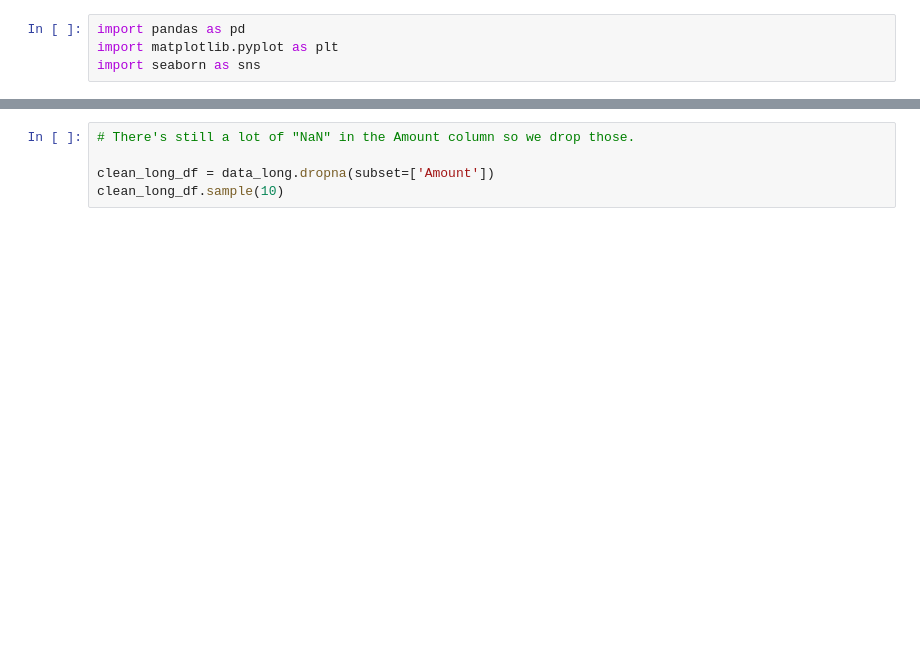
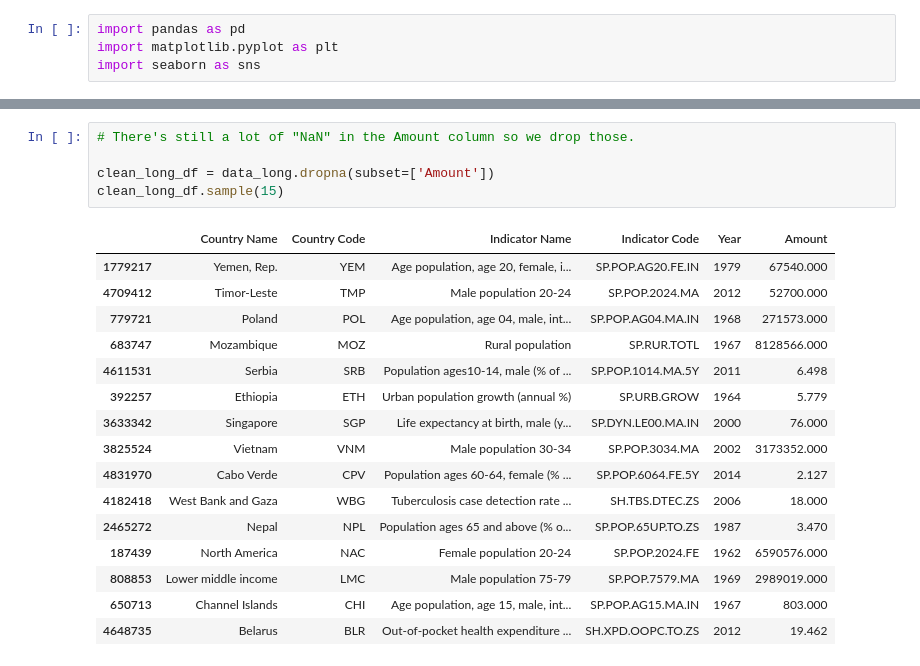
Before and after one commit to Kerokus/g1-eda-case-study, a Jupyter notebook: datatest.ipynb, the cells around one changed output, grey strips where cells are left out. Cells and saved outputs as stored; diff of their text form; blank space fills up the shorter version.

```diff
--- a/datatest.ipynb
+++ b/datatest.ipynb
@@ -22,6 +43,23 @@ data_long.sample(5)
 # %%
 # There's still a lot of "NaN" in the Amount column so we drop those.
 
 clean_long_df = data_long.dropna(subset=['Amount'])
-clean_long_df.sample(10)
+clean_long_df.sample(15)
+# %% [output]
+|  | Country Name | Country Code | Indicator Name | Indicator Code | Year | Amount |
+| 1779217 | Yemen, Rep. | YEM | Age population, age 20, female, i... | SP.POP.AG20.FE.IN | 1979 | 67540.000 |
+| 4709412 | Timor-Leste | TMP | Male population 20-24 | SP.POP.2024.MA | 2012 | 52700.000 |
+| 779721 | Poland | POL | Age population, age 04, male, int... | SP.POP.AG04.MA.IN | 1968 | 271573.000 |
+| 683747 | Mozambique | MOZ | Rural population | SP.RUR.TOTL | 1967 | 8128566.000 |
+| 4611531 | Serbia | SRB | Population ages10-14, male (% of ... | SP.POP.1014.MA.5Y | 2011 | 6.498 |
+| 392257 | Ethiopia | ETH | Urban population growth (annual %) | SP.URB.GROW | 1964 | 5.779 |
+| 3633342 | Singapore | SGP | Life expectancy at birth, male (y... | SP.DYN.LE00.MA.IN | 2000 | 76.000 |
+| 3825524 | Vietnam | VNM | Male population 30-34 | SP.POP.3034.MA | 2002 | 3173352.000 |
+| 4831970 | Cabo Verde | CPV | Population ages 60-64, female (% ... | SP.POP.6064.FE.5Y | 2014 | 2.127 |
+| 4182418 | West Bank and Gaza | WBG | Tuberculosis case detection rate ... | SH.TBS.DTEC.ZS | 2006 | 18.000 |
+| 2465272 | Nepal | NPL | Population ages 65 and above (% o... | SP.POP.65UP.TO.ZS | 1987 | 3.470 |
+| 187439 | North America | NAC | Female population 20-24 | SP.POP.2024.FE | 1962 | 6590576.000 |
+| 808853 | Lower middle income | LMC | Male population 75-79 | SP.POP.7579.MA | 1969 | 2989019.000 |
+| 650713 | Channel Islands | CHI | Age population, age 15, male, int... | SP.POP.AG15.MA.IN | 1967 | 803.000 |
+| 4648735 | Belarus | BLR | Out-of-pocket health expenditure ... | SH.XPD.OOPC.TO.ZS | 2012 | 19.462 |
 # %%
```
Also changed, not shown: parts of 5 cells of this notebook.
